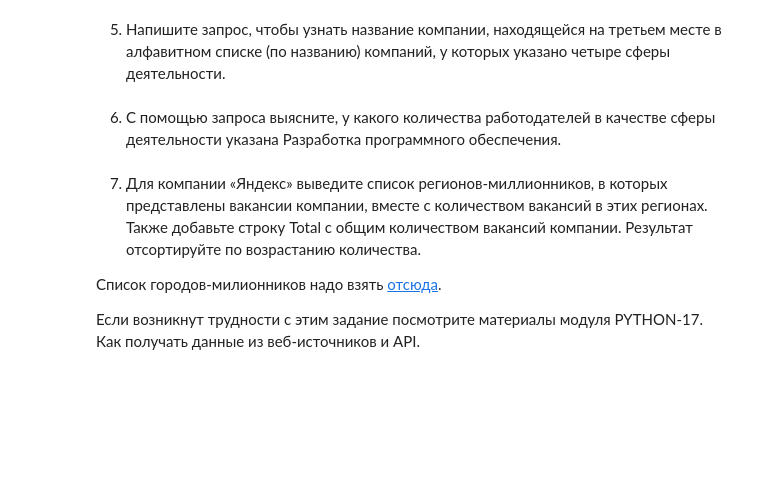
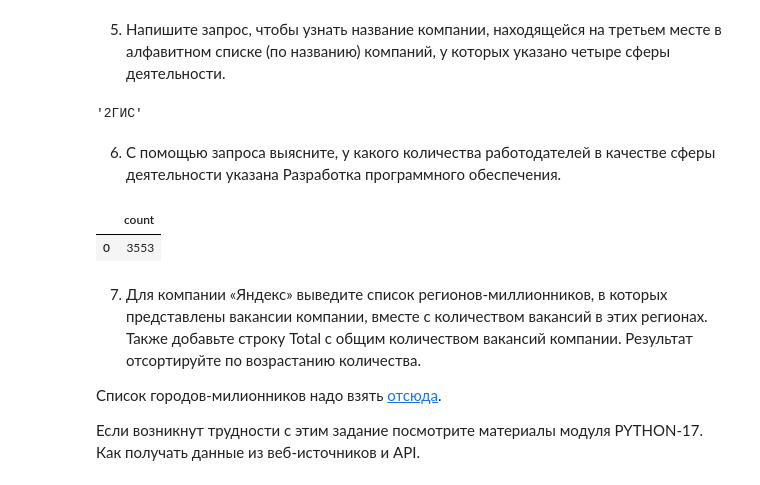
Before and after one commit to stas-as/Konspect, a Jupyter notebook: project_2_SQL/Project_2_Ноутбук_шаблон.ipynb, the cells around one changed output. Saved outputs shown, nothing was run; the diff lists cells and outputs as text; code cells hidden in the pictures; blank space fills up the shorter version.

```diff
--- a/project_2_SQL/Project_2_Ноутбук_шаблон.ipynb
+++ b/project_2_SQL/Project_2_Ноутбук_шаблон.ipynb
@@ -296,11 +304,24 @@ df
 # %%
-# результат запроса
+df = pd.read_sql_query(query_5_5, connection)
+df.iloc[0][0]
+# %% [output]
+'2ГИС'
 # %% [markdown]
 6. С помощью запроса выясните, у какого количества работодателей в качестве сферы деятельности указана Разработка программного обеспечения.
 # %%
-# текст запроса
+query_5_6 = f'''select
+            count(*)
+            From public. EMPLOYERS e
+            full join public.EMPLOYERS_INDUSTRIES ei on e.id = ei.employer_id
+            left join public.INDUSTRIES i on ei.industry_id = i.id
+            where i.name = 'Разработка программного обеспечения'
+'''
 # %%
-# результат запроса
+df = pd.read_sql_query(query_5_6, connection)
+df
+# %% [output]
+|  | count |
+| 0 | 3553 |
 # %% [markdown]
 7. Для компании «Яндекс» выведите список регионов-миллионников, в которых представлены вакансии компании, вместе с количеством вакансий в этих регионах. Также добавьте строку Total с общим количеством вакансий компании. Результат отсортируйте по возрастанию количества.
 
```
Also changed, not shown: parts of 23 cells of this notebook.
